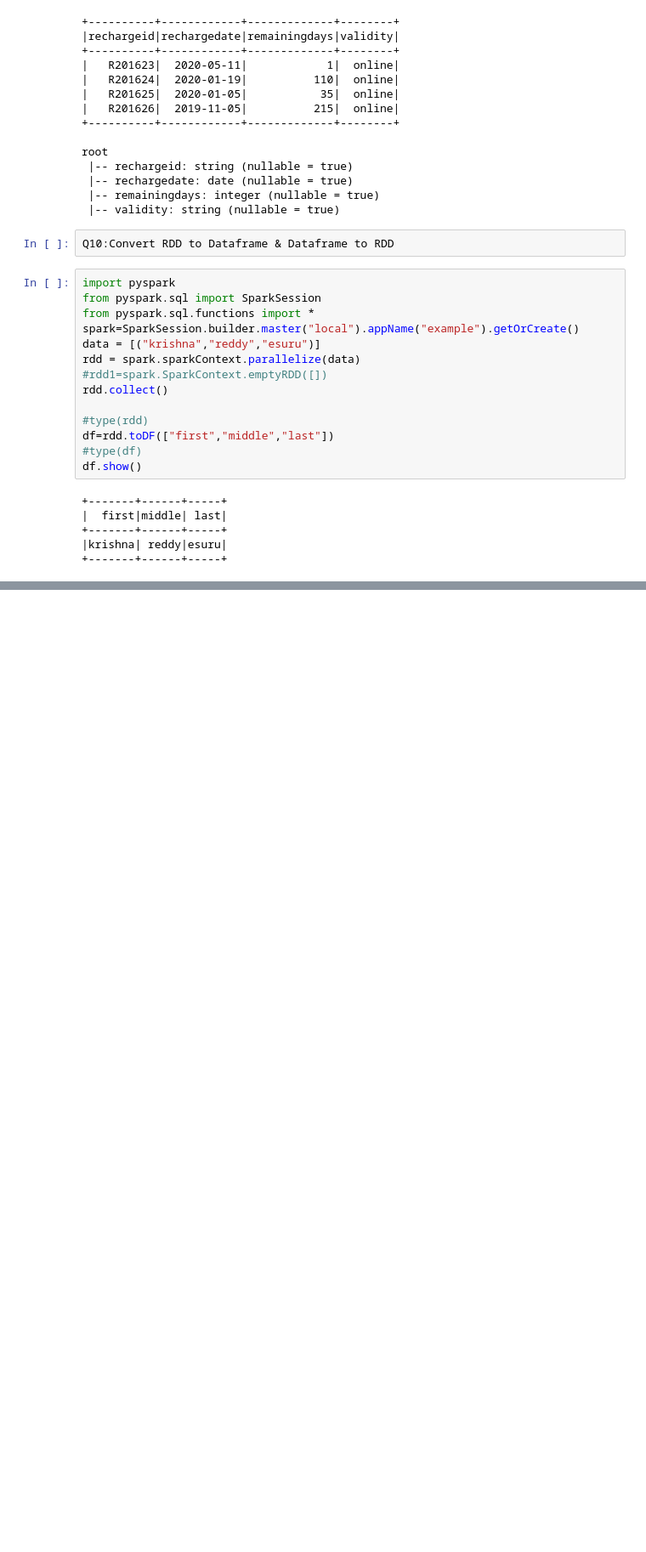
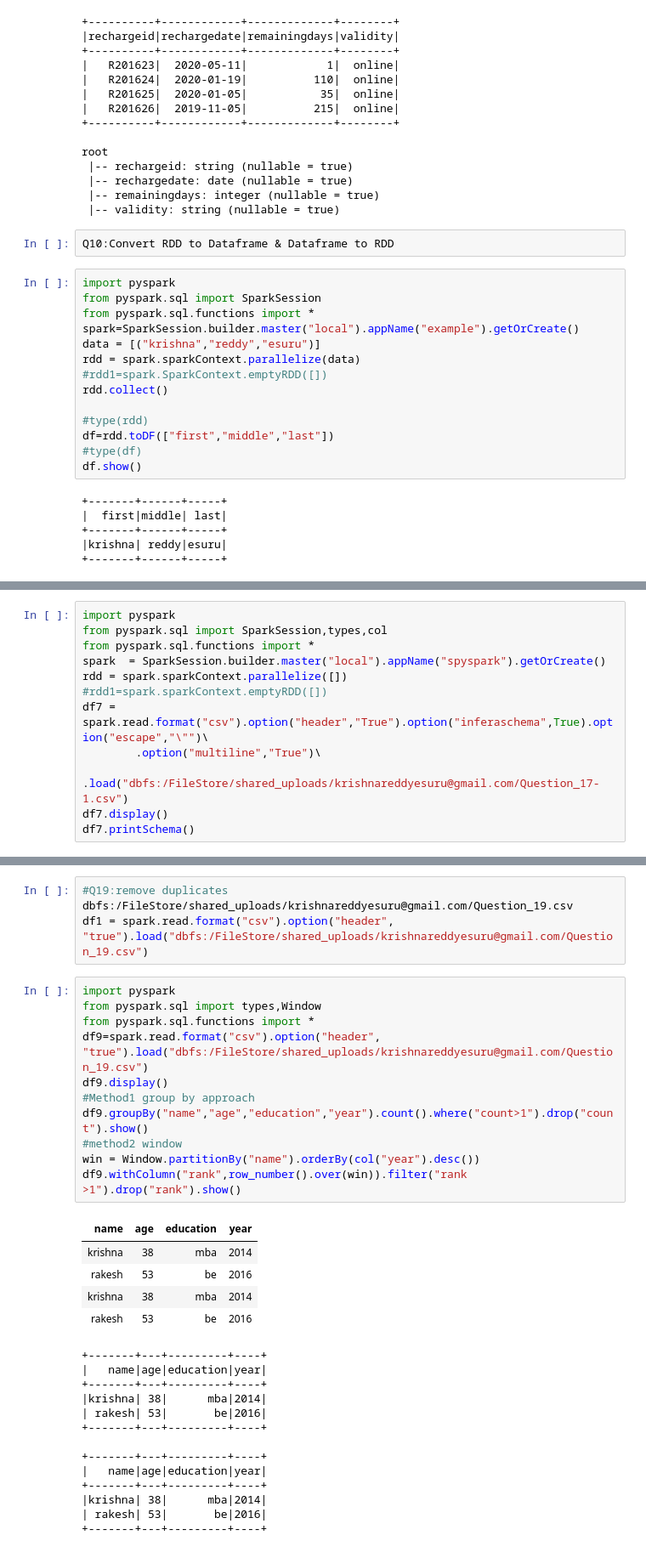
Before and after one commit to krishna410/tech_lake_databricks, a Jupyter notebook: Interview_Questions_Part1.ipynb, the cells around one changed output, grey strips where cells are left out. Shown: that part at 85% size. Cells and saved outputs as stored; diff of their text form; blank space fills up the shorter version.

```diff
--- a/Interview_Questions_Part1.ipynb
+++ b/Interview_Questions_Part1.ipynb
@@ -403,0 +552,12 @@ df.show()
+# %%
+import pyspark
+from pyspark.sql import SparkSession,types,col
+from pyspark.sql.functions import *
+spark  = SparkSession.builder.master("local").appName("spyspark").getOrCreate()
+rdd = spark.sparkContext.parallelize([])
+#rdd1=spark.sparkContext.emptyRDD([])
+df7 = spark.read.format("csv").option("header","True").option("inferaschema",True).option("escape","\"")\
+        .option("multiline","True")\
+        .load("dbfs:/FileStore/shared_uploads/krishnareddyesuru@gmail.com/Question_17-1.csv")
+df7.display()
+df7.printSchema()
@@ -403,0 +590,34 @@ df.show()
+# %%
+#Q19:remove duplicates
+dbfs:/FileStore/shared_uploads/krishnareddyesuru@gmail.com/Question_19.csv
+df1 = spark.read.format("csv").option("header", "true").load("dbfs:/FileStore/shared_uploads/krishnareddyesuru@gmail.com/Question_19.csv")
+# %%
+import pyspark
+from pyspark.sql import types,Window
+from pyspark.sql.functions import *
+df9=spark.read.format("csv").option("header", "true").load("dbfs:/FileStore/shared_uploads/krishnareddyesuru@gmail.com/Question_19.csv")
+df9.display()
+#Method1 group by approach
+df9.groupBy("name","age","education","year").count().where("count>1").drop("count").show()
+#method2 window
+win = Window.partitionBy("name").orderBy(col("year").desc())
+df9.withColumn("rank",row_number().over(win)).filter("rank >1").drop("rank").show()
+# %% [output]
+| name | age | education | year |
+| krishna | 38 | mba | 2014 |
+| rakesh | 53 | be | 2016 |
+| krishna | 38 | mba | 2014 |
+| rakesh | 53 | be | 2016 |
++-------+---+---------+----+
+|   name|age|education|year|
++-------+---+---------+----+
+|krishna| 38|      mba|2014|
+| rakesh| 53|       be|2016|
++-------+---+---------+----+
+
++-------+---+---------+----+
+|   name|age|education|year|
++-------+---+---------+----+
+|krishna| 38|      mba|2014|
+| rakesh| 53|       be|2016|
++-------+---+---------+----+
```
Also changed, not shown: parts of 22 cells of this notebook.
